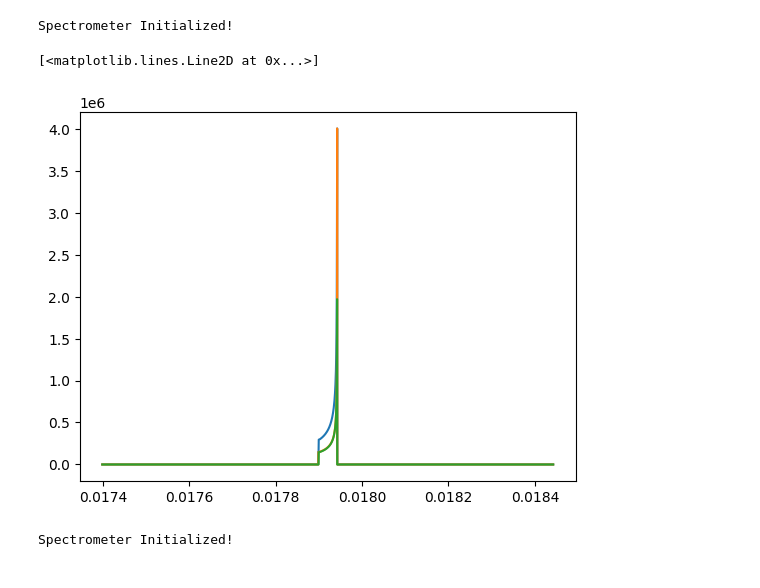
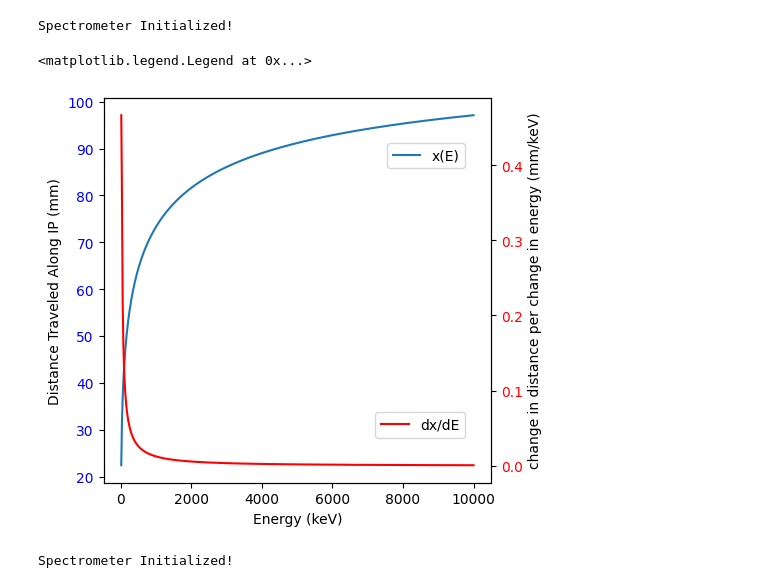
Before and after one commit to Schaeffer-Lab/Dec-2024-Shock-Data, a Jupyter notebook: Class_MagSpec.ipynb, the cells around one changed output. Cells and saved outputs as stored; diff of their text form; code cells hidden in the pictures.

```diff
--- a/Class_MagSpec.ipynb
+++ b/Class_MagSpec.ipynb
@@ -1212,53 +1496,84 @@ NEPPS_Field = (88.6/79)*np.loadtxt('Magnetic_Field_NEPPS.txt', skiprows=1)
 Baxes, Bdata = NEPPS_Field[:,0], NEPPS_Field[:,1]
 
 Spec = MagSpec()
 
 Spec.mag_field(Baxes,Bdata)
 
 Spec.fineadjustment(fine_adjustment = 8)
 
 #Spec.plotIP()
 
+#Energy = 10000
+#Energy = 5260
+Energy = 5000
+#Energy = 5500
+
 IP_dist_val, X_data, Y_data, Z_data = Spec.track_1D_slit(
     plotting = False,
-    Energy_eV = 5260,
+    Energy_eV = Energy,
     source = 'point',
     Range = np.linspace(-0.002,0.002,51),
     theta_z = 0,
     theta_0 = 0)
 
 #zoom in!
 xc = 0.015
 yc = 0.014
 w = 0.005
+#plt.xlim(xc-w,xc+w)
+#plt.ylim(yc-w,yc+w)
 #print(Spec.TCC_x)
 
-IP_linspace, Particle_Density, Particle_Density_a, Particle_Density_b = Spec.slit_function(IP_dist_val)
-plt.plot(IP_linspace, Particle_Density)
-plt.plot(IP_linspace, Particle_Density_a)
-plt.plot(IP_linspace, Particle_Density_b)
-
-#plt.xlim(xc-w,xc+w)
-#plt.ylim(yc-w,yc+w)
-
-#energy_data_protons = np.loadtxt('NEPPS_Dispersion_Protons_087T.txt', skiprows=1)
-
-#Espace = np.linspace(10*1000,10000*1000,501)
-#Espace = (1000)*energy_data_protons[:,0]
-#Xspace = Spec.EXdispersion(Espace)
-#plt.plot(Espace,Xspace)
-#plt.plot((1000)*energy_data_protons[:,0],(1/1000)*energy_data_protons[:,1])
-#plt.plot(Espace,Xspace-(1/1000)*energy_data_protons[:,1])
-
+#for slit function
+IP_linspace, Particle_Density, Particle_Density_a, Particle_Density_b = Spec.slit_function_precise(IP_dist_val)
+#plt.plot(IP_linspace, Particle_Density)
+#print(Particle_Density)
+#print(IP_linspace)
+#plt.plot(IP_linspace, Particle_Density_a)
+#plt.plot(IP_linspace, Particle_Density_b)
 #plt.xlim(0,0.02e7)
 #plt.ylim(0.02,0.06)
 
+#plotting x(E) and dxdE
+#energy_data_protons = np.loadtxt('NEPPS_Dispersion_Protons_087T.txt', skiprows=1)
+fig, ax1 = plt.subplots(figsize = [5,5])
+ax2 = ax1.twinx()
+#plt.figure(figsize = [5,5])
+Espace = np.linspace(10*1000,10000*1000,501)
+#Espace = (1000)*energy_data_protons[:,0]
+Xspace = Spec.EXdispersion(Espace)
+ax1.plot((1/1000)*Espace,1000*Xspace, label = 'x(E)')
+#plt.plot((1000)*energy_data_protons[:,0],(1/1000)*energy_data_protons[:,1])
+#plt.plot(Espace,Xspace-(1/1000)*energy_data_protons[:,1])
+ax1.set_xlabel("Energy (keV)")
+ax1.set_ylabel("Distance Traveled Along IP (mm)")
+#plt.title("x(E) Dispersion Relation at Normal Incidence")
+dxdE = np.gradient(1000*Xspace,(1/1000)*Espace)
+ax2.plot((1/1000)*Espace,dxdE,label = 'dx/dE',color = 'red')
+ax2.set_ylabel('change in distance per change in energy (mm/keV)')
+
+ax1.tick_params(axis = 'y', labelcolor = 'blue')
+ax2.tick_params(labelcolor = 'red')
+
+ax1.legend(bbox_to_anchor = (0.95,0.85), loc = 'right')
+ax2.legend(bbox_to_anchor = (0.95,0.15), loc = 'right')
+#end of plotting e and dxdE
+
+
 #plt.xlim(-0.5,-0.49)
 #plt.ylim(-0.005,0.005)
+
+#for slit function
+#plt.xlim(0.0175,0.0177)
+#plt.ylim(0,1e7)
+#plt.xlabel("Position Along IP (m)")
+#plt.ylabel("Particle Density (dN/dx)")
+#plt.title("Slit Function at Energy " + str(Energy) + "eV")
+#plt.legend()
 # %% [output]
 Spectrometer Initialized!
-[<matplotlib.lines.Line2D at 0x...>]
+<matplotlib.legend.Legend at 0x...>
-[figure, old version]
+[figure, new version]
 # %%
 NEPPS_Field = (88.6/79)*np.loadtxt('Magnetic_Field_NEPPS.txt', skiprows=1)
 Baxes, Bdata = NEPPS_Field[:,0], NEPPS_Field[:,1]
```
Also changed, not shown: parts of 6 cells of this notebook.
